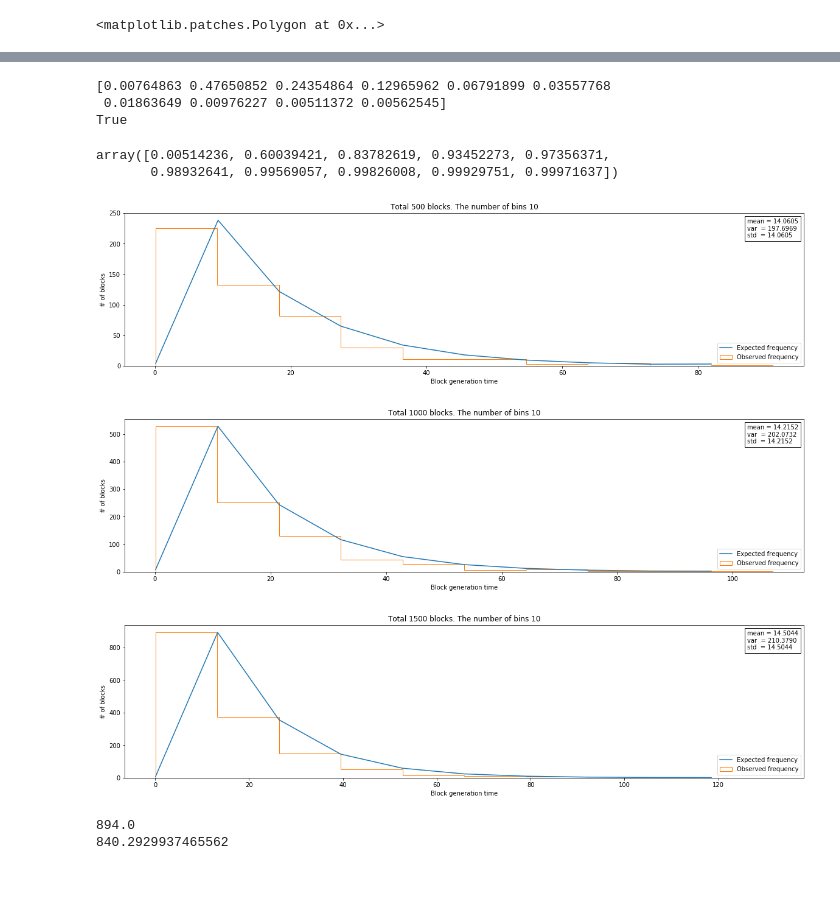
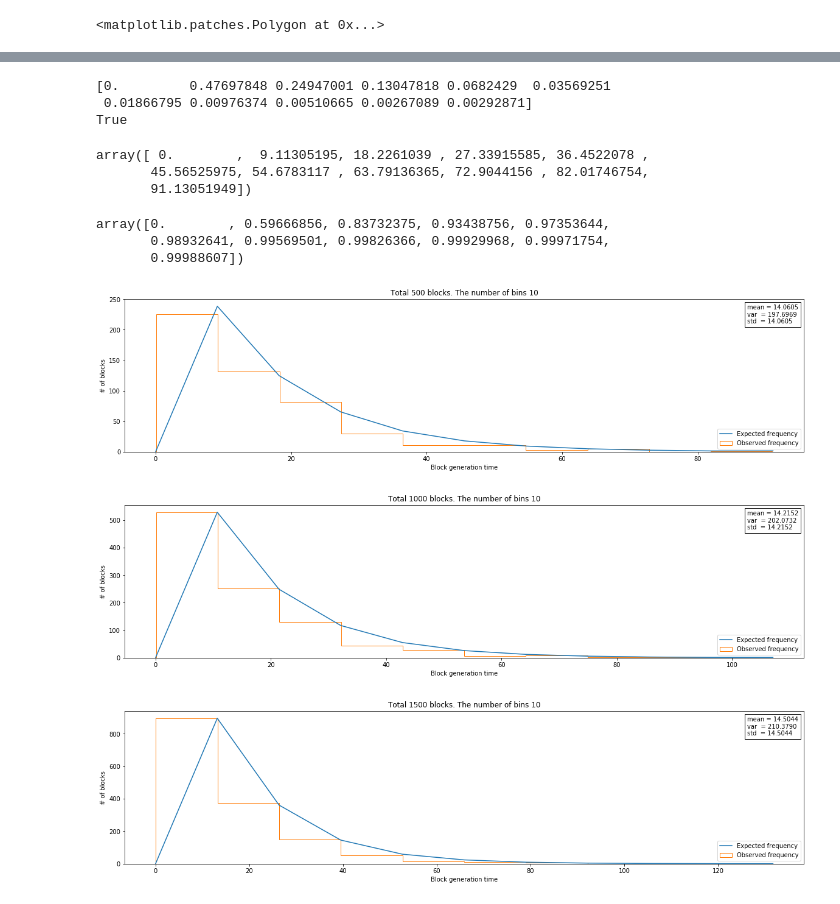
Before and after one commit to HyoungsungKim/Report-of-ECCPOW-difficulty, a Jupyter notebook: goodness-of-fit-test.ipynb, the cells around one changed output, grey strips where cells are left out. Cells and saved outputs as stored; diff of their text form; code cells hidden in the pictures.

```diff
--- a/goodness-of-fit-test.ipynb
+++ b/goodness-of-fit-test.ipynb
@@ -115,7 +115,8 @@ for i in range(len(df)//500):
     ax.set_xlabel("Block generation time(sec)")
     ax.set_ylabel("# of blocks")
     #plt.hist(frame, bins=num_of_bin, histtype='step')
-    val, bins, patches = plt.hist(frame, bins=num_of_bin * (0 + 1), histtype='step')
+
+    val, bins, patches = plt.hist(frame, bins=num_of_bin * (0 + 1), histtype='step', range=(0, max(frame) + min(frame)))
 
     histogram_val_list.append(val)
     histogram_bin_list.append(bins)
@@ -155,13 +156,7 @@ print(max(histogram_bin_list[0]))
 plt.rcParams["figure.figsize"] = (20,60)
 cumulative_exp_distr_list = []
 for i in range(len(df)//500):
-    # Merge first val and bin
-    # Because first bin has different interval
-    histogram_val_list = []
-    histogram_bin_list[i][1] = histogram_bin_list[i][0] + histogram_bin_list[i][1]
-
-
-    exp_part = np.exp(-(1/mean_list[i]) * np.array(histogram_bin_list[i][:-1]))
+    exp_part = np.exp(-(1/mean_list[i]) * np.array(histogram_bin_list[i]))
     exp_distr = 1/mean_list[i] * exp_part
 
     cumulative_exp_distr = 1 - exp_part
@@ -182,7 +177,7 @@ for i in range(len(df)//500):
     #print(len(exp_distr_histogram))
 
     #ax.plot(histogram_bin_list[i][:-1], exp_distr, label=f"Exp distribution")
-    ax.plot(histogram_bin_list[i][:-1], cumulative_exp_distr, label=f"Cumulative distribution")
+    ax.plot(histogram_bin_list[i], cumulative_exp_distr, label=f"Cumulative distribution")
 
     #plt.hist(exp_distr_histogram, bins=num_of_bin, histtype='step')
 
@@ -209,14 +204,22 @@ c = np.append(cumulative_exp_distr_list[0][0], c)
 print(c)
 print(sum(c) == 1)
 # %% [output]
-[0.00764863 0.47650852 0.24354864 0.12965962 0.06791899 0.03557768
- 0.01863649 0.00976227 0.00511372 0.00562545]
+[0.         0.47697848 0.24947001 0.13047818 0.0682429  0.03569251
+ 0.01866795 0.00976374 0.00510665 0.00267089 0.00292871]
 True
+# %%
+#cumulative_exp_distr_list[2]
+histogram_bin_list[0]
+# %% [output]
+array([ 0.        ,  9.11305195, 18.2261039 , 27.33915585, 36.4522078 ,
+       45.56525975, 54.6783117 , 63.79136365, 72.9044156 , 82.01746754,
+       91.13051949])
 # %%
 cumulative_exp_distr_list[2]
 # %% [output]
-array([0.00514236, 0.60039421, 0.83782619, 0.93452273, 0.97356371,
-       0.98932641, 0.99569057, 0.99826008, 0.99929751, 0.99971637])
+array([0.        , 0.59666856, 0.83732375, 0.93438756, 0.97353644,
+       0.98932641, 0.99569501, 0.99826366, 0.99929968, 0.99971754,
+       0.99988607])
 # %%
 plt.rcParams["figure.figsize"] = (20,60)
 expected_histogram_val_list = []
@@ -226,49 +229,47 @@ for i in range(len(df)//500):
     frame = df['elapsed_time'][:(i+1)*500].astype(float)
     cumulative_exp_distr = cumulative_exp_distr_list[i]
 
-    left_shifted = np.array(cumulative_exp_distr_list[i][1:])
-    right_shifted = np.array(cumulative_exp_distr_list[i][:-1])
+    #left_shifted = np.array(cumulative_exp_distr_list[i][1:])
+    #right_shifted = np.array(cumulative_exp_distr_list[i][:-1])
+
+    left_shifted = np.array(cumulative_exp_distr[1:])
+    right_shifted = np.array(cumulative_exp_distr[:-1])
+    # last interval includes [90%, inf]
     left_shifted[-1] = 1
 
     interval = left_shifted - right_shifted
     interval = np.append(right_shifted[0], interval)
 
-    assert sum(interval) == 1
+    assert sum(interval) == 1 and len(interval) == len(cumulative_exp_distr)
     expected_freq = (i + 1) * 500 * interval
     interval_val_list.append(expected_freq)
 
     fig = plt.figure()
     ax = fig.add_subplot(11,1,i+1)
 
     ax.set_title(f"Total {(i+1)*500} blocks. The number of bins {num_of_bin}")
     ax.set_xlabel("Block generation time")
     ax.set_ylabel("# of blocks")
     #ax.plot(x-1, mean, label=f"mean={np.array(mean)[0]:.4f} (sec)")
     #ax.plot(histogram_bin_list[i][:-1], exp_distr, label=f"Expected histogram")
     #ax.plot(histogram_bin_list[i][:-1], exp_distr_frequency, label=f"Expected frequency")
 
-    ax.plot(histogram_bin_list[i][:-1], expected_freq, label=f"Expected frequency")
+    ax.plot(histogram_bin_list[i], expected_freq, label=f"Expected frequency")
     ax.hist(frame, bins=num_of_bin * (0 + 1), histtype='step', label=f"Observed frequency")
 
     textstr = '\n'.join((
         r'mean = %.4f' % (mean_list[i]),
         r'var  = %.4f' % (mean_list[i] * mean_list[i]),
         r'std  = %.4f' % (mean_list[i]))
     )
     textbox = AnchoredText(textstr, loc=1)
     ax.add_artist(textbox)
 
     plt.legend(loc="lower right")
 # %% [output]
 [figure]
-[figure, old version]
+[figure, new version]
-[figure, old version]
+[figure, new version]
-# %%
-print(sum(histogram_val_list[2][:10]))
-print(sum(interval_val_list[2][:10]))
-# %% [output]
-894.0
-840.2929937465562
 # %%
 print(histogram_val_list[2])
 print(interval_val_list[2])
```
Also changed, not shown: parts of 10 cells of this notebook, 1 other file.
